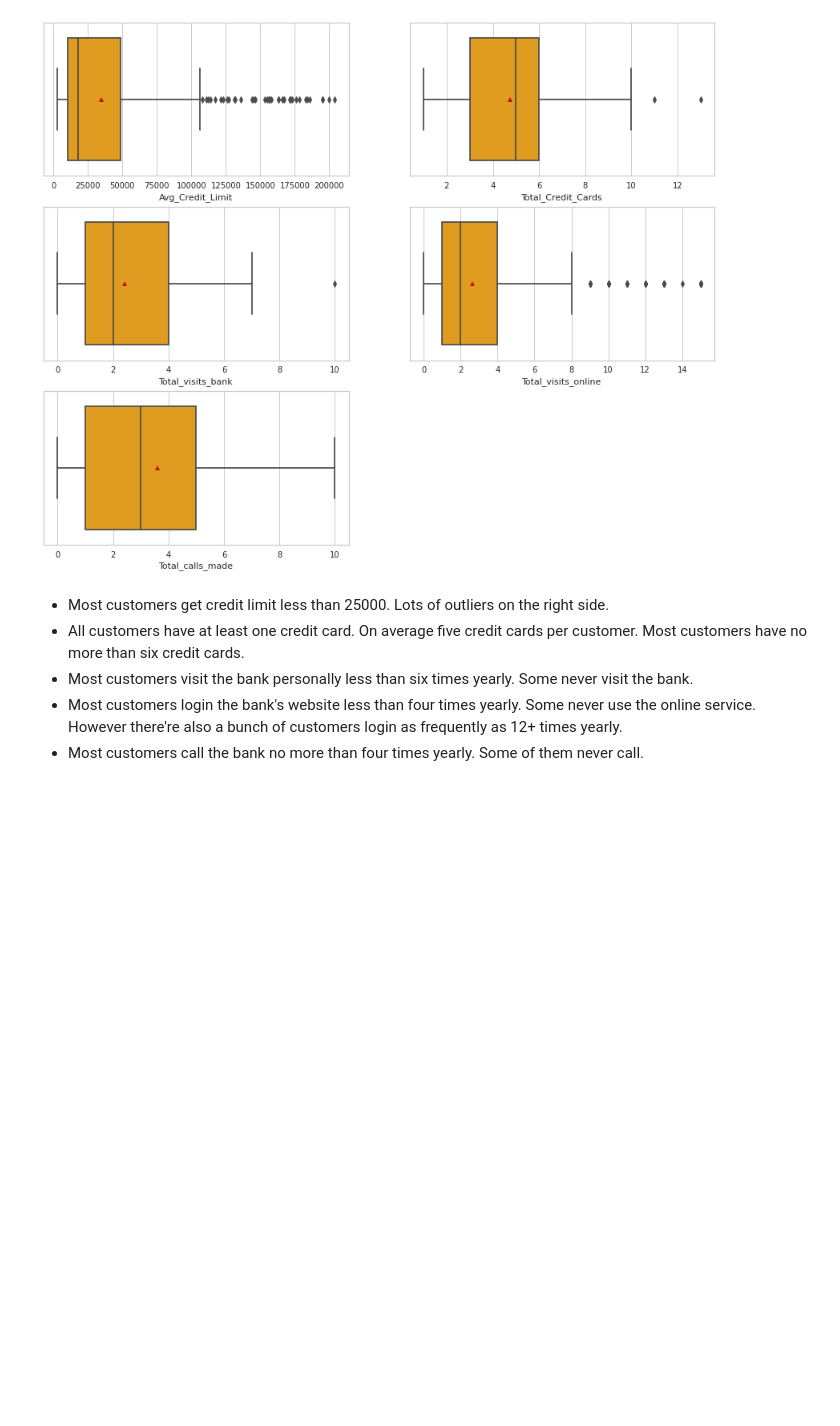
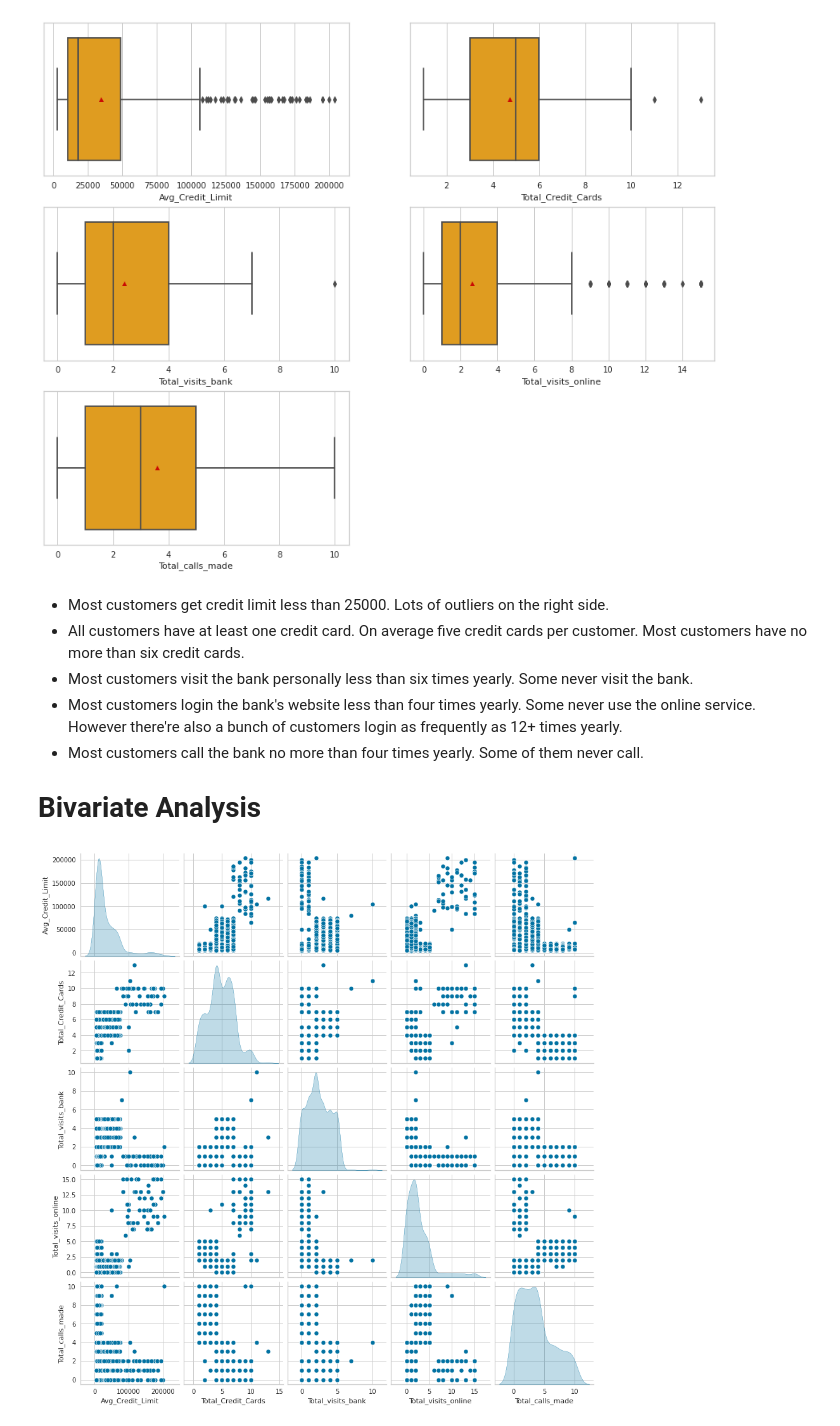
Before and after one commit to liangym2014/Data-science-and-machine-learning, a Jupyter notebook: 6.AllLife_Bank_Customer_Segmentation_Solution.ipynb, the cells around one changed output. Drawn from its saved outputs; the diff is of its cells as text; code cells hidden in the pictures; blank space fills up the shorter version.

Commit message:
Complete bivariate analysis and k-means clustering.

```diff
--- a/6.AllLife_Bank_Customer_Segmentation_Solution.ipynb
+++ b/6.AllLife_Bank_Customer_Segmentation_Solution.ipynb
@@ -193,3 +205,9 @@ for i,col in enumerate(attribute_cols):
 - Most customers visit the bank personally less than six times yearly. Some never visit the bank.
 - Most customers login the bank's website less than four times yearly. Some never use the online service. However there're also a bunch of customers login as frequently as 12+ times yearly.
 - Most customers call the bank no more than four times yearly. Some of them never call.
+
+# Bivariate Analysis
+# %%
+sns.pairplot(data = df[attribute_cols], diag_kind = "kde");
+# %% [output]
+[figure, added]
```
Also changed, not shown: parts of 23 cells of this notebook.
